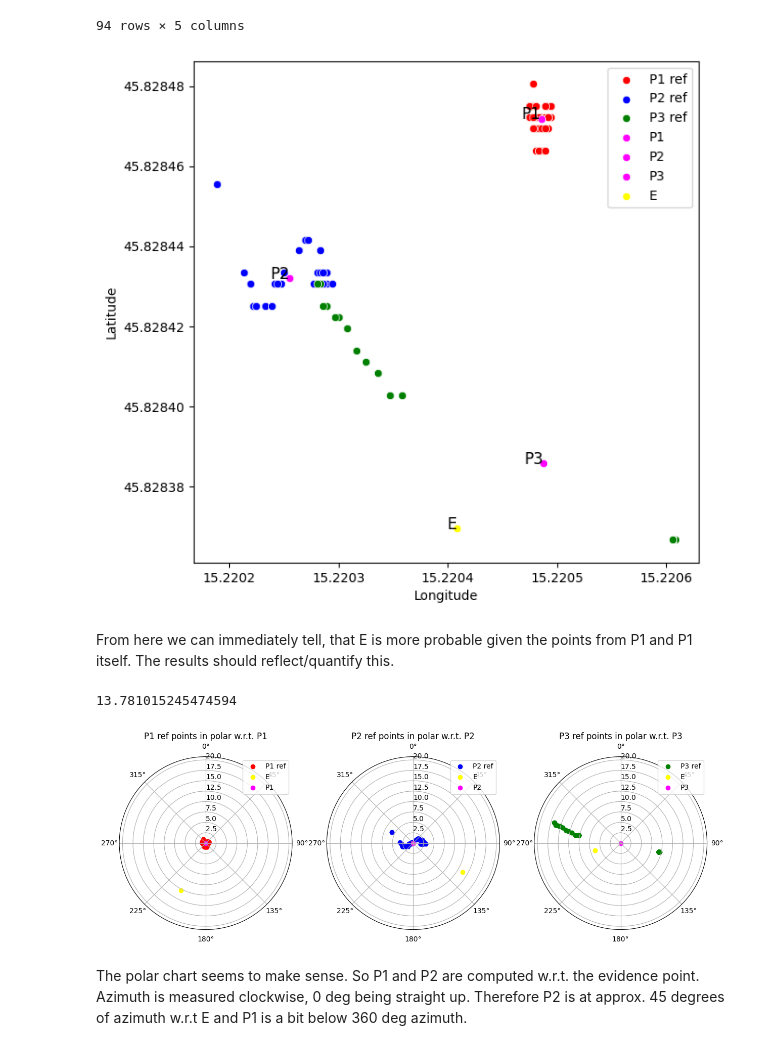
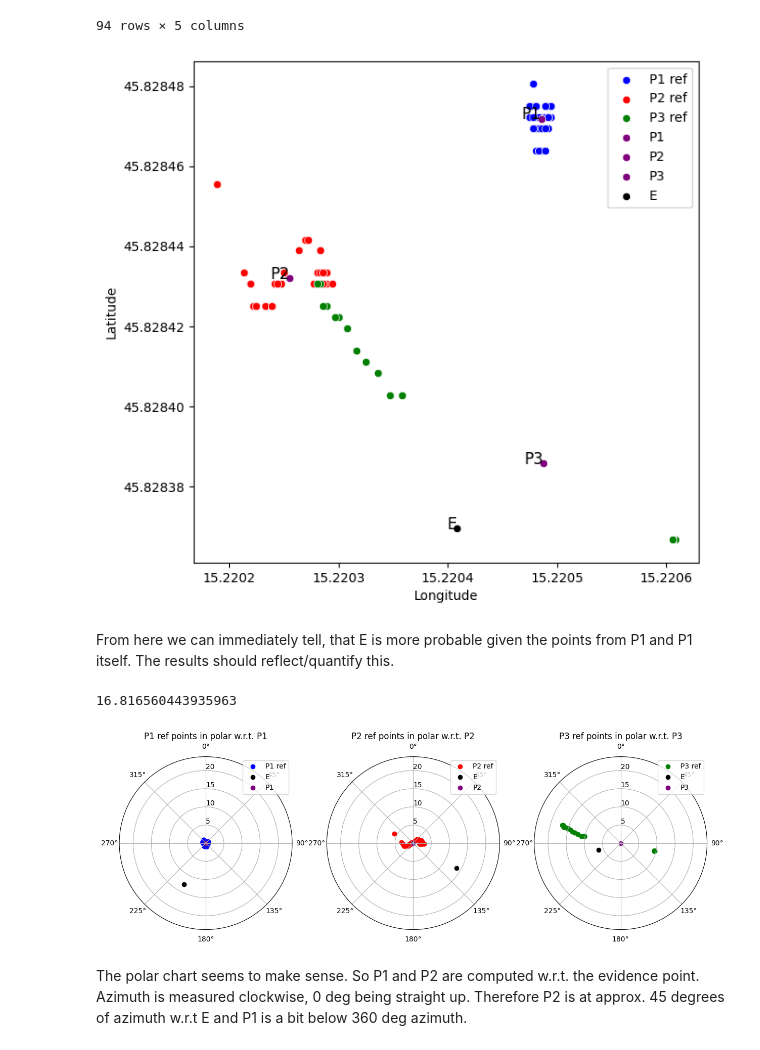
Before and after one commit to KlemenVovk/gps_evaluation, a Jupyter notebook: mainNM.ipynb, the cells around one changed output. Cells and saved outputs as stored; diff of their text form; code cells hidden in the pictures.

```diff
--- a/mainNM.ipynb
+++ b/mainNM.ipynb
@@ -157,13 +157,13 @@ df_p3.to_csv(folder+"p3.csv", index=False)
 # TODO: modify this so it is using a projection (e.g. Mercator) for longitude and latitude to the x and y axis.
 # Currently, the points are close enough to each other so it's not a big deal, but it's not correct.
 fig, ax = plt.subplots(figsize=(7,7))
-sns.scatterplot(data=df_p1, x="lng", y="lat", ax=ax, label="P1 ref", color="red")
-sns.scatterplot(data=df_p2, x="lng", y="lat", ax=ax, label="P2 ref", color="blue")
+sns.scatterplot(data=df_p1, x="lng", y="lat", ax=ax, label="P1 ref", color="blue")
+sns.scatterplot(data=df_p2, x="lng", y="lat", ax=ax, label="P2 ref", color="red")
 sns.scatterplot(data=df_p3, x="lng", y="lat", ax=ax, label="P3 ref", color="green")
-sns.scatterplot(x=[P1[1]], y=[P1[0]], ax=ax, label="P1", color="magenta")
-sns.scatterplot(x=[P2[1]], y=[P2[0]], ax=ax, label="P2", color="magenta")
-sns.scatterplot(x=[P3[1]], y=[P3[0]], ax=ax, label="P3", color="magenta")
-sns.scatterplot(x=[E[1]], y=[E[0]], ax=ax, label="E", color="yellow")
+sns.scatterplot(x=[P1[1]], y=[P1[0]], ax=ax, label="P1", color="purple")
+sns.scatterplot(x=[P2[1]], y=[P2[0]], ax=ax, label="P2", color="purple")
+sns.scatterplot(x=[P3[1]], y=[P3[0]], ax=ax, label="P3", color="purple")
+sns.scatterplot(x=[E[1]], y=[E[0]], ax=ax, label="E", color="black")
 ax.text(P1[1], P1[0], "P1", fontsize=12, ha='right')
 ax.text(P2[1], P2[0], "P2", fontsize=12, ha='right')
 ax.text(P3[1], P3[0], "P3", fontsize=12, ha='right')
@@ -173,47 +173,47 @@ ax.set_ylabel("Latitude")
 ax.get_xaxis().get_major_formatter().set_useOffset(False)
 ax.get_yaxis().get_major_formatter().set_useOffset(False)
 # %% [output]
-[figure, old version]
+[figure, new version]
 # %% [markdown]
 From here we can immediately tell, that E is more probable given the points from P1 and P1 itself. The results should reflect/quantify this.
 # %%
 fig, ax = plt.subplots(1, 3, subplot_kw={'projection': 'polar'}, figsize=(15,7))
 for ax1 in ax.flatten():
     ax1.set_theta_zero_location('N')
     ax1.set_theta_direction(-1)
     ax1.set_rlabel_position(0)
 
-max_dist = max(max(df_p1["dist"]), max(df_p2["dist"]), max(df_p2["dist"]),E_dist_angle_wrt_P1[0],E_dist_angle_wrt_P2[0],E_dist_angle_wrt_P3[0])
+max_dist = max(max(df_p1["dist"]), max(df_p2["dist"]), max(df_p3["dist"]),E_dist_angle_wrt_P1[0],E_dist_angle_wrt_P2[0],E_dist_angle_wrt_P3[0])
 print(max_dist)
 max_dist+=7
 
 
-ax[0].scatter(df_p1["angle"], df_p1["dist"], label="P1 ref", color="red")
+ax[0].scatter(df_p1["angle"], df_p1["dist"], label="P1 ref", color="blue")
 ax[0].set_title("P1 ref points in polar w.r.t. P1")
-ax[0].scatter(E_dist_angle_wrt_P1[1], E_dist_angle_wrt_P1[0], label="E", color="yellow")
-ax[0].scatter(0, 0, label="P1", color="magenta")
+ax[0].scatter(E_dist_angle_wrt_P1[1], E_dist_angle_wrt_P1[0], label="E", color="black")
+ax[0].scatter(0, 0, label="P1", color="purple")
 ax[0].set_rmax(max_dist)
 ax[0].legend()
 
 
 
-ax[1].scatter(df_p2["angle"], df_p2["dist"], label="P2 ref", color="blue")
+ax[1].scatter(df_p2["angle"], df_p2["dist"], label="P2 ref", color="red")
 ax[1].set_title("P2 ref points in polar w.r.t. P2")
-ax[1].scatter(E_dist_angle_wrt_P2[1], E_dist_angle_wrt_P2[0], label="E", color="yellow")
-ax[1].scatter(0, 0, label="P2", color="magenta")
+ax[1].scatter(E_dist_angle_wrt_P2[1], E_dist_angle_wrt_P2[0], label="E", color="black")
+ax[1].scatter(0, 0, label="P2", color="purple")
 ax[1].set_rmax(max_dist)
 ax[1].legend()
 
 ax[2].scatter(df_p3["angle"], df_p3["dist"], label="P3 ref", color="green")
 ax[2].set_title("P3 ref points in polar w.r.t. P3")
-ax[2].scatter(E_dist_angle_wrt_P3[1], E_dist_angle_wrt_P3[0], label="E", color="yellow")
-ax[2].scatter(0, 0, label="P3", color="magenta")
+ax[2].scatter(E_dist_angle_wrt_P3[1], E_dist_angle_wrt_P3[0], label="E", color="black")
+ax[2].scatter(0, 0, label="P3", color="purple")
 ax[2].set_rmax(max_dist)
 ax[2].legend()
 plt.show()
 # %% [output]
-13.781015245474594
+16.816560443935963
-[figure, old version]
+[figure, new version]
 # %% [markdown]
 The polar chart seems to make sense. So P1 and P2 are computed w.r.t. the evidence point. Azimuth is measured clockwise, 0 deg being straight up. Therefore P2 is at approx. 45 degrees of azimuth w.r.t E and P1 is a bit below 360 deg azimuth.
 # %% [markdown]
```
Also changed, not shown: parts of 3 cells of this notebook, 3 other files.
